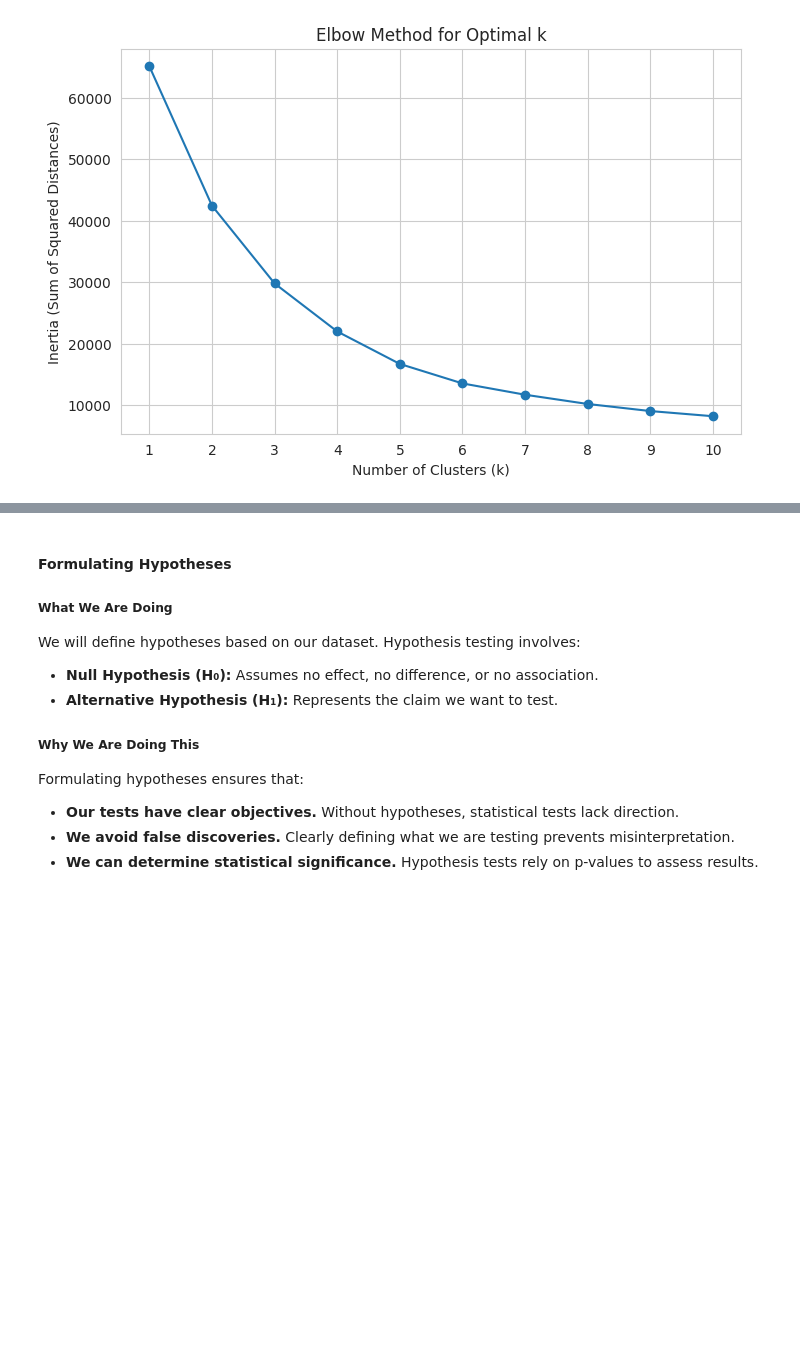
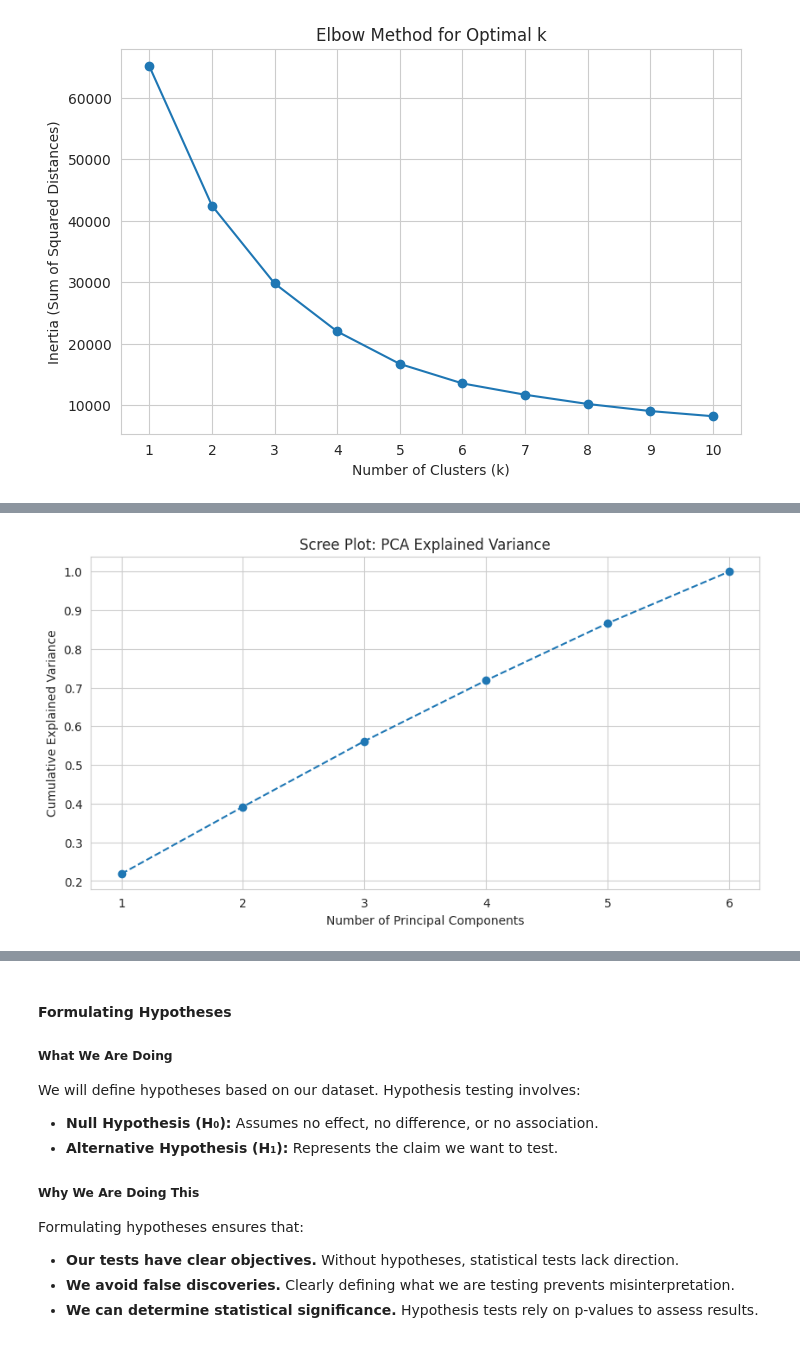
Before and after one commit to stephenjera/coding-tutorials, a Jupyter notebook: python-tutorials/Machine_Learning/T01_Exploratory_Data_Analysis/eda2.ipynb, the cells around one changed output, grey strips where cells are left out. Drawn from its saved outputs; the diff is of its cells as text; code cells hidden in the pictures; blank space fills up the shorter version.

```diff
--- a/python-tutorials/Machine_Learning/T01_Exploratory_Data_Analysis/eda2.ipynb
+++ b/python-tutorials/Machine_Learning/T01_Exploratory_Data_Analysis/eda2.ipynb
@@ -560,0 +578,23 @@ plt.show()
+# %%
+# Standardise the data (PCA works best when features are scaled)
+scaler = StandardScaler()
+df_scaled = scaler.fit_transform(df[numerical_columns])
+
+# Apply PCA
+pca = PCA(n_components=len(numerical_columns))  # Same number as input features
+pca_result = pca.fit_transform(df_scaled)
+
+# Explained variance ratio
+explained_variance = pca.explained_variance_ratio_
+cumulative_variance = np.cumsum(explained_variance)
+
+# Create a Scree Plot (Explained Variance Plot)
+plt.figure(figsize=(10, 5))
+plt.plot(range(1, len(explained_variance) + 1), cumulative_variance, marker="o", linestyle="--")
+plt.xlabel("Number of Principal Components")
+plt.ylabel("Cumulative Explained Variance")
+plt.title("Scree Plot: PCA Explained Variance")
+plt.grid(True)
+plt.show()
+# %% [output]
+[figure, added]
```
Also changed, not shown: parts of 12 cells of this notebook.
